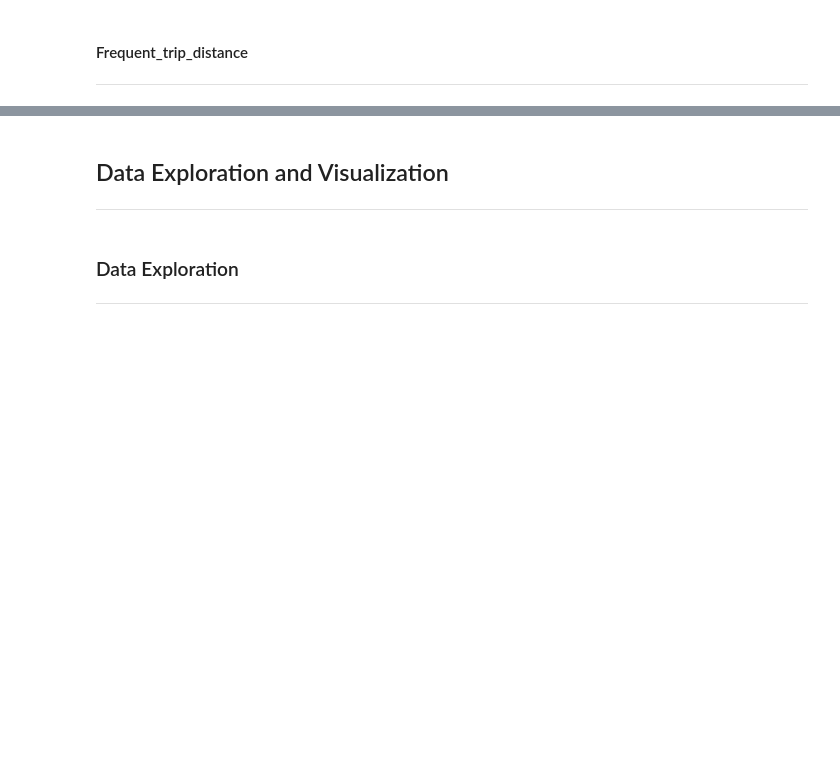
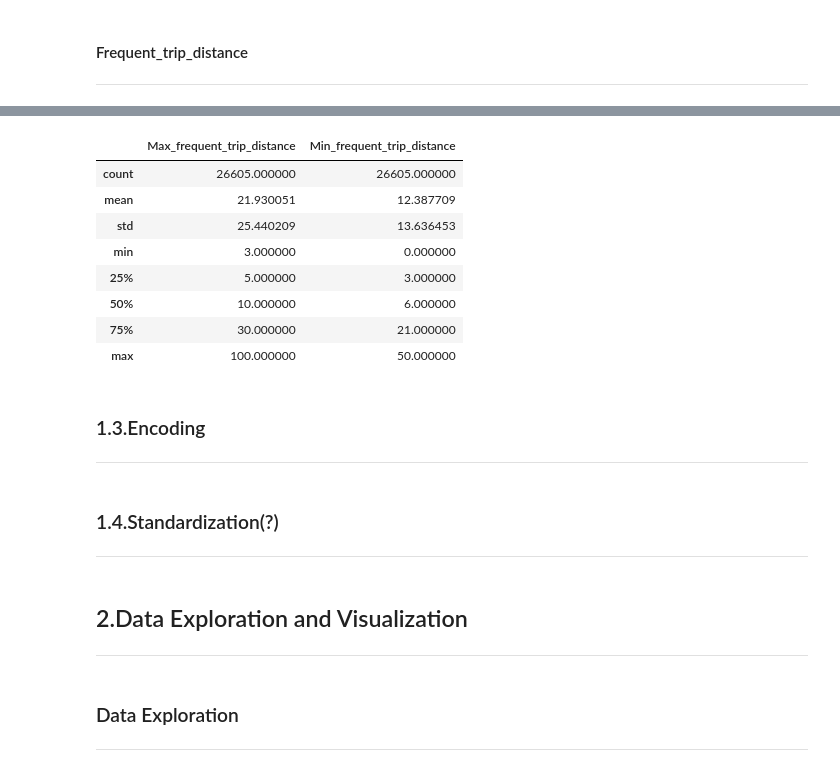
Before and after one commit to AndyHuang97/Intelligent-Mobility, a Jupyter notebook: Intelligent_Mobility.ipynb, the cells around one changed output, grey strips where cells are left out. Saved outputs shown, nothing was run; the diff lists cells and outputs as text; code cells hidden in the pictures; blank space fills up the shorter version.

```diff
--- a/Intelligent_Mobility.ipynb
+++ b/Intelligent_Mobility.ipynb
@@ -196,5 +183,5 @@ NOTE: Macro categories (YES, NO) for "Would_subsribe_car_sharing_if_available"
 # %%
-def imputeUnsureAnswer(df, var, answer, value):
+def impute_unsure_answer(df, var, answer, value):
   df.loc[df[var] == answer, var] = value
   return df
 # %%
@@ -269,0 +310,19 @@ df.to_csv('/content/drive/MyDrive/MIDA2/IntelligentMobilityProject/Survey+datase
+# %%
+# create max and min distance attribute
+max_dist = "Max_frequent_trip_distance"
+min_dist = "Min_frequent_trip_distance"
+dist = "Frequent_trip_distance"
+df[max_dist] = np.zeros(len(df))
+df[min_dist] = np.zeros(len(df))
+
+df.loc[df[dist] == 'less than 3 KM', [min_dist, max_dist]] = (0,3)
+df.loc[df[dist] == '3-5 KM', [min_dist, max_dist]] = (3,5)
+df.loc[df[dist] == '6-10 KM', [min_dist, max_dist]] = (6,10)
+df.loc[df[dist] == '11-20 KM', [min_dist, max_dist]] = (11,20)
+df.loc[df[dist] == '21-30 KM', [min_dist, max_dist]] = (21,30)
+df.loc[df[dist] == '31-50 KM', [min_dist, max_dist]] = (31,50)
+df.loc[df[dist] == 'more than 50 KM', [min_dist, max_dist]] = (50, 100)
+
+# Rearrange columns
+df = rearrange_new_var_col(df, dist, min_dist)
+df = rearrange_new_var_col(df, dist, max_dist)
@@ -269,0 +344,12 @@ df.to_csv('/content/drive/MyDrive/MIDA2/IntelligentMobilityProject/Survey+datase
+# %%
+df[[max_dist,min_dist]].describe()
+# %% [output]
+|  | Max_frequent_trip_distance | Min_frequent_trip_distance |
+| count | 26605.000000 | 26605.000000 |
+| mean | 21.930051 | 12.387709 |
+| std | 25.440209 | 13.636453 |
+| min | 3.000000 | 0.000000 |
+| 25% | 5.000000 | 3.000000 |
+| 50% | 10.000000 | 6.000000 |
+| 75% | 30.000000 | 21.000000 |
+| max | 100.000000 | 50.000000 |
@@ -270,5 +358,11 @@ df.to_csv('/content/drive/MyDrive/MIDA2/IntelligentMobilityProject/Survey+datase
+# %% [markdown]
+### 1.3.Encoding
+---
+# %% [markdown]
+### 1.4.Standardization(?)
+---
 # %% [markdown]
-## Data Exploration and Visualization
+## 2.Data Exploration and Visualization
 ---
 # %% [markdown]
 ### Data Exploration
```
Also changed, not shown: parts of 33 cells of this notebook.
